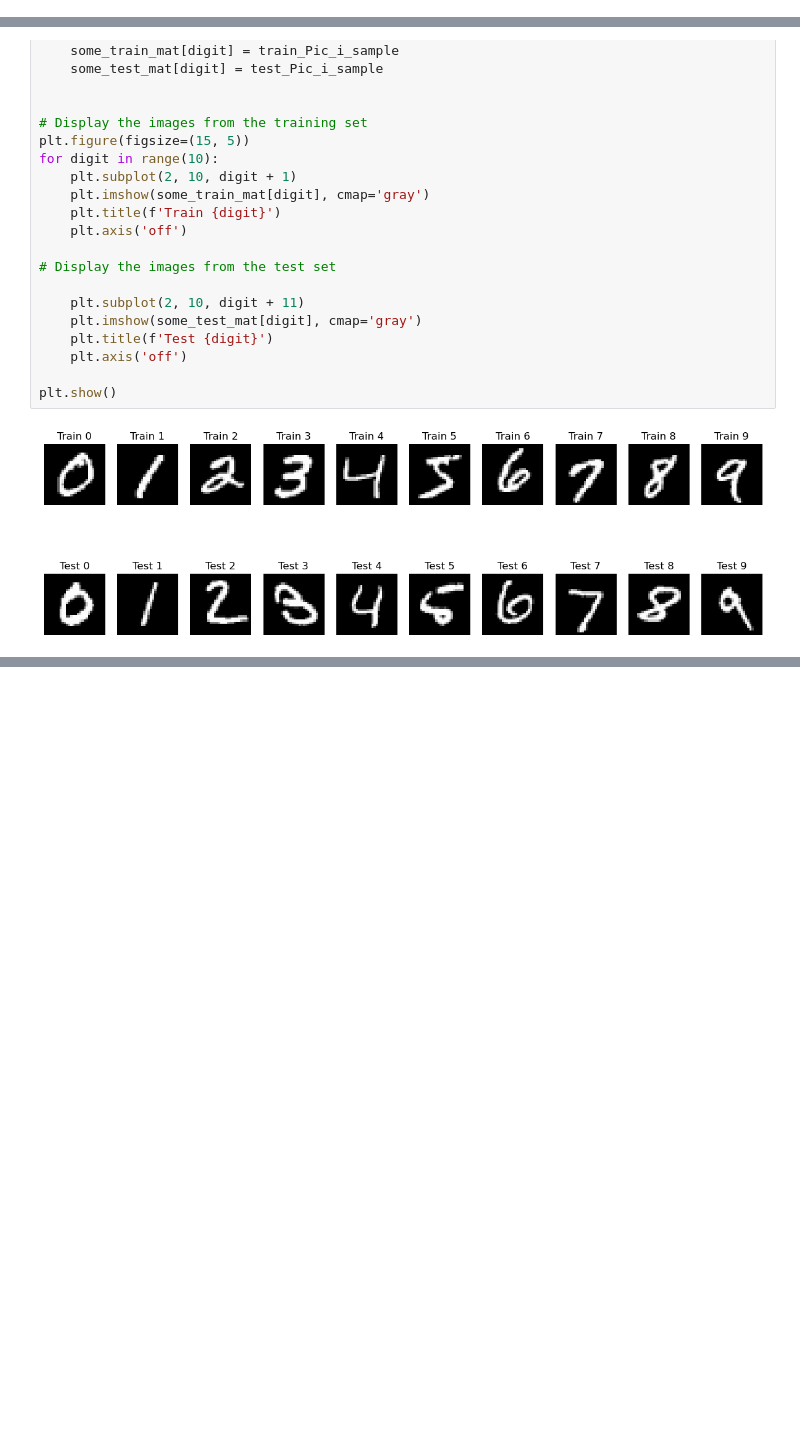
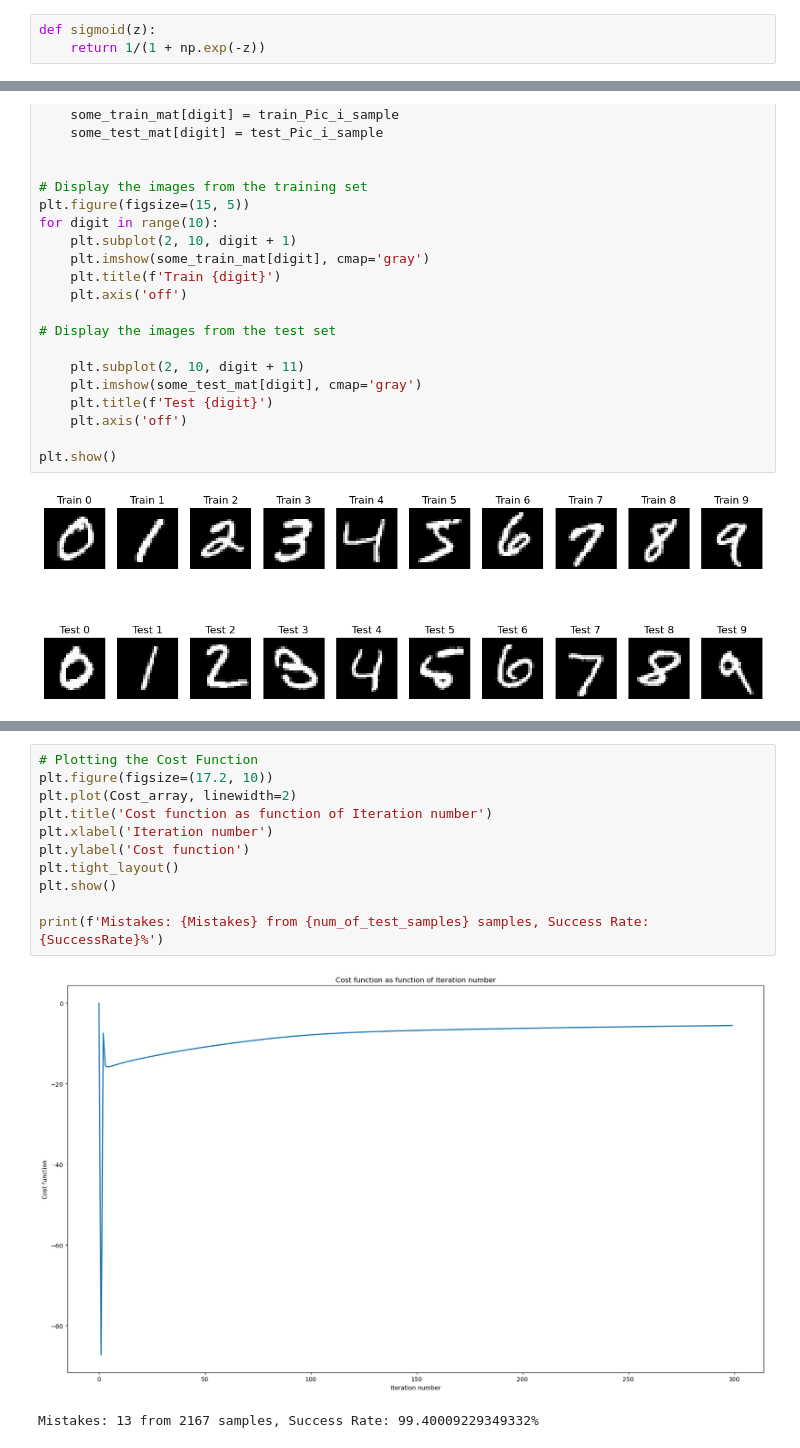
Before and after one commit to NoamDiamant52/Machine-Learning, a Jupyter notebook: Logistic Regression/Binary Logistic Regression.ipynb, the cells around one changed output, grey strips where cells are left out. Drawn from its saved outputs; the diff is of its cells as text; blank space fills up the shorter version.

```diff
--- a/Logistic Regression/Binary Logistic Regression.ipynb
+++ b/Logistic Regression/Binary Logistic Regression.ipynb
@@ -47,0 +20,3 @@ mnist_data = scipy.io.loadmat('mnist_all.mat')
+# %%
+def sigmoid(z):
+    return 1/(1 + np.exp(-z))
@@ -157,0 +151,14 @@ ValueError: operands could not be broadcast together with shapes (6742,) (6742,7
+# %%
+# Plotting the Cost Function
+plt.figure(figsize=(17.2, 10))
+plt.plot(Cost_array, linewidth=2)
+plt.title('Cost function as function of Iteration number')
+plt.xlabel('Iteration number')
+plt.ylabel('Cost function')
+plt.tight_layout()
+plt.show()
+
+print(f'Mistakes: {Mistakes} from {num_of_test_samples} samples, Success Rate: {SuccessRate}%')
+# %% [output]
+[figure, added]
+Mistakes: 13 from 2167 samples, Success Rate: 99.40009229349332%
```
Also changed, not shown: parts of 7 cells of this notebook.
